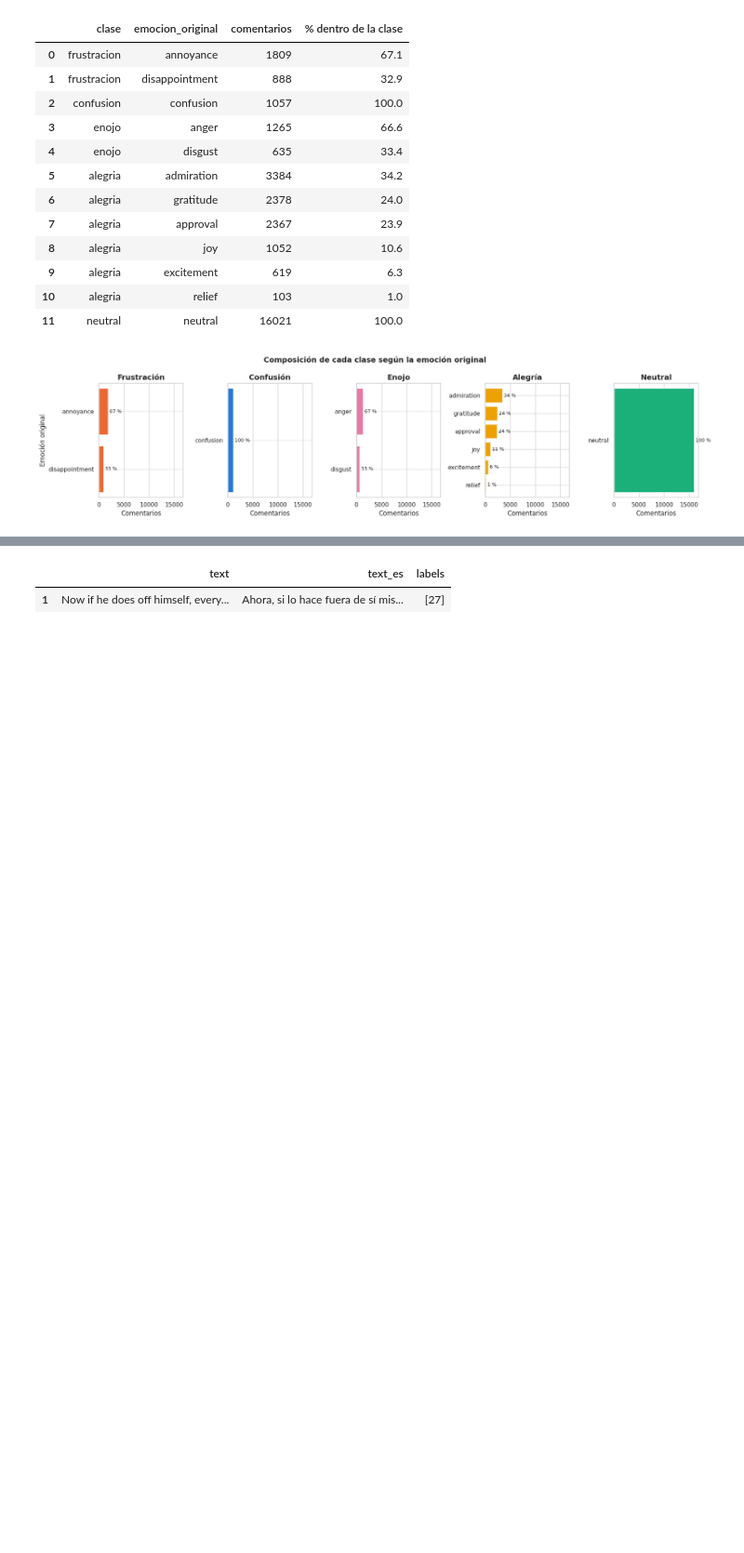
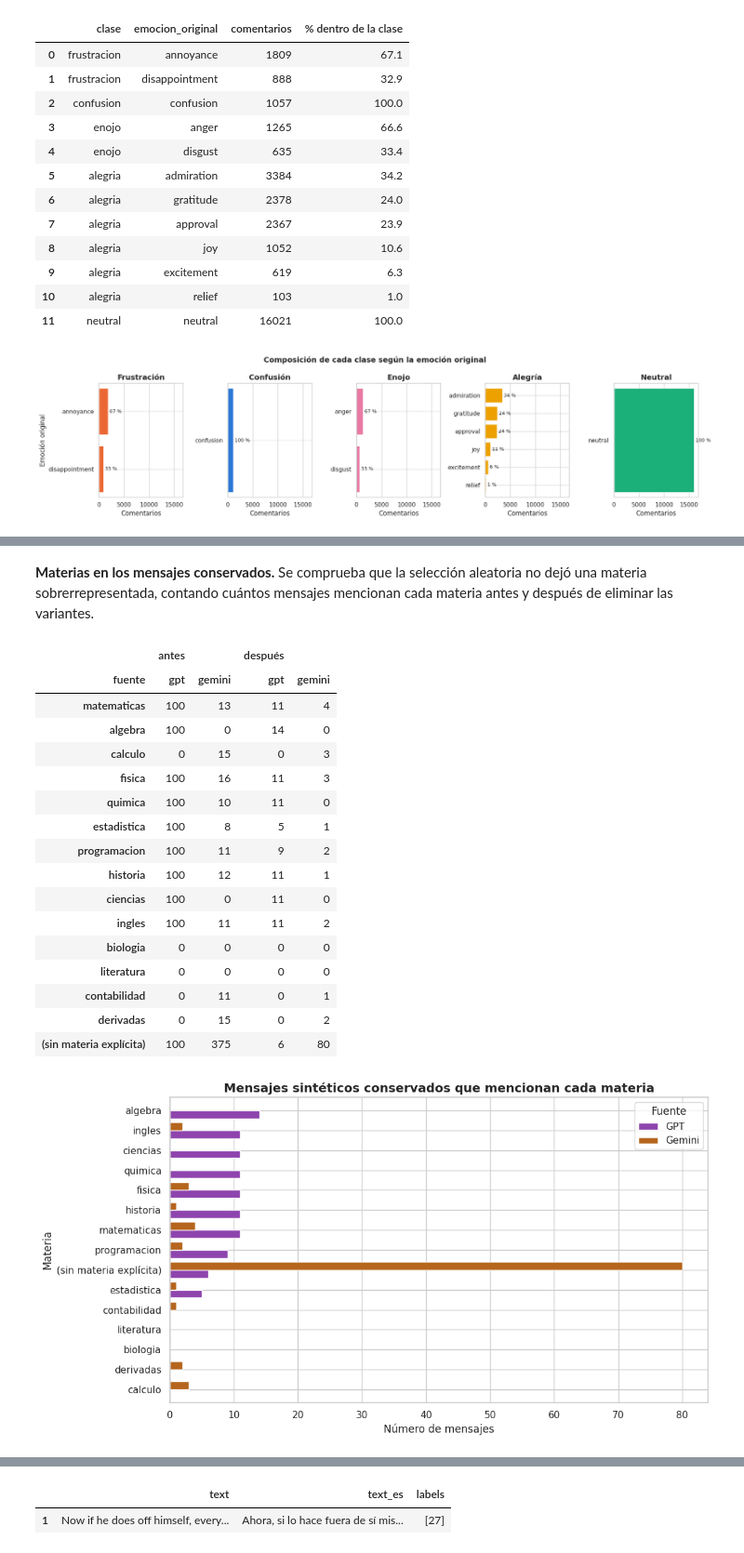
Before and after one commit to bapilco/analisis_sentimientos, a Jupyter notebook: analisis.ipynb, the cells around one changed output, grey strips where cells are left out. Shown at 93% size. Saved outputs shown, nothing was run; the diff lists cells and outputs as text; code cells hidden in the pictures; blank space fills up the shorter version.

```diff
--- a/analisis.ipynb
+++ b/analisis.ipynb
@@ -1077,0 +1521,16 @@ La traducción automática falla sobre todo con la jerga, las groserías y las e
+# %%
+fuentes_por_plantilla = df_sinteticos_plantilla.groupby("plantilla")["fuente"].nunique()
+plantillas_compartidas = fuentes_por_plantilla[fuentes_por_plantilla > 1].index
+print(f"Plantillas que aparecen en GPT y en Gemini: {len(plantillas_compartidas)}")
+if len(plantillas_compartidas) > 0:
+    display(df_sinteticos_plantilla[df_sinteticos_plantilla["plantilla"].isin(plantillas_compartidas)]
+            .sort_values(["plantilla", "fuente"])[["plantilla", "fuente", "clase", "texto"]]
+            .reset_index(drop=True))
+
+clases_por_plantilla = df_sinteticos_plantilla.groupby("plantilla")["clase"].nunique()
+plantillas_en_conflicto = clases_por_plantilla[clases_por_plantilla > 1].index
+print(f"\nPlantillas con más de una clase (conflicto de etiqueta): {len(plantillas_en_conflicto)}")
+if len(plantillas_en_conflicto) > 0:
+    display(df_sinteticos_plantilla[df_sinteticos_plantilla["plantilla"].isin(plantillas_en_conflicto)]
+            .sort_values(["plantilla", "clase"])[["plantilla", "clase", "fuente", "texto"]]
+            .reset_index(drop=True))
@@ -1077,0 +1633,43 @@ La traducción automática falla sobre todo con la jerga, las groserías y las e
+# %% [markdown]
+**Materias en los mensajes conservados.** Se comprueba que la selección aleatoria no dejó una materia sobrerrepresentada, contando cuántos mensajes mencionan cada materia antes y después de eliminar las variantes.
+# %%
+def contar_materias(df):
+    texto_comparacion = df["texto"].apply(normalizar_para_comparar)
+    menciones = pd.DataFrame({m: texto_comparacion.str.contains(rf"\b{m}\b") for m in MATERIAS})
+    menciones["(sin materia explícita)"] = ~menciones.any(axis=1)
+    return menciones.groupby(df["fuente"]).sum().T.reindex(columns=FUENTES_SINTETICAS, fill_value=0)
+
+
+tabla_materias = pd.concat(
+    {"antes": contar_materias(df_sinteticos_plantilla), "después": contar_materias(sinteticos_finales)}, axis=1)
+display(tabla_materias)
+
+materias_despues = contar_materias(sinteticos_finales)
+fig, ax = plt.subplots(figsize=(11, 6))
+materias_despues.sort_values("gpt").plot.barh(
+    ax=ax, color=[PALETA_FUENTES[f] for f in FUENTES_SINTETICAS], width=0.8)
+ax.set_title("Mensajes sintéticos conservados que mencionan cada materia")
+ax.set_xlabel("Número de mensajes")
+ax.set_ylabel("Materia")
+ax.legend([NOMBRES_FUENTES[f] for f in FUENTES_SINTETICAS], title="Fuente")
+plt.tight_layout()
+plt.show()
+# %% [output]
+|  | antes |  | después |  |
+| fuente | gpt | gemini | gpt | gemini |
+| matematicas | 100 | 13 | 11 | 4 |
+| algebra | 100 | 0 | 14 | 0 |
+| calculo | 0 | 15 | 0 | 3 |
+| fisica | 100 | 16 | 11 | 3 |
+| quimica | 100 | 10 | 11 | 0 |
+| estadistica | 100 | 8 | 5 | 1 |
+| programacion | 100 | 11 | 9 | 2 |
+| historia | 100 | 12 | 11 | 1 |
+| ciencias | 100 | 0 | 11 | 0 |
+| ingles | 100 | 11 | 11 | 2 |
+| biologia | 0 | 0 | 0 | 0 |
+| literatura | 0 | 0 | 0 | 0 |
+| contabilidad | 0 | 11 | 0 | 1 |
+| derivadas | 0 | 15 | 0 | 2 |
+| (sin materia explícita) | 100 | 375 | 6 | 80 |
+[figure, added]
```
Also changed, not shown: parts of 151 cells of this notebook.
